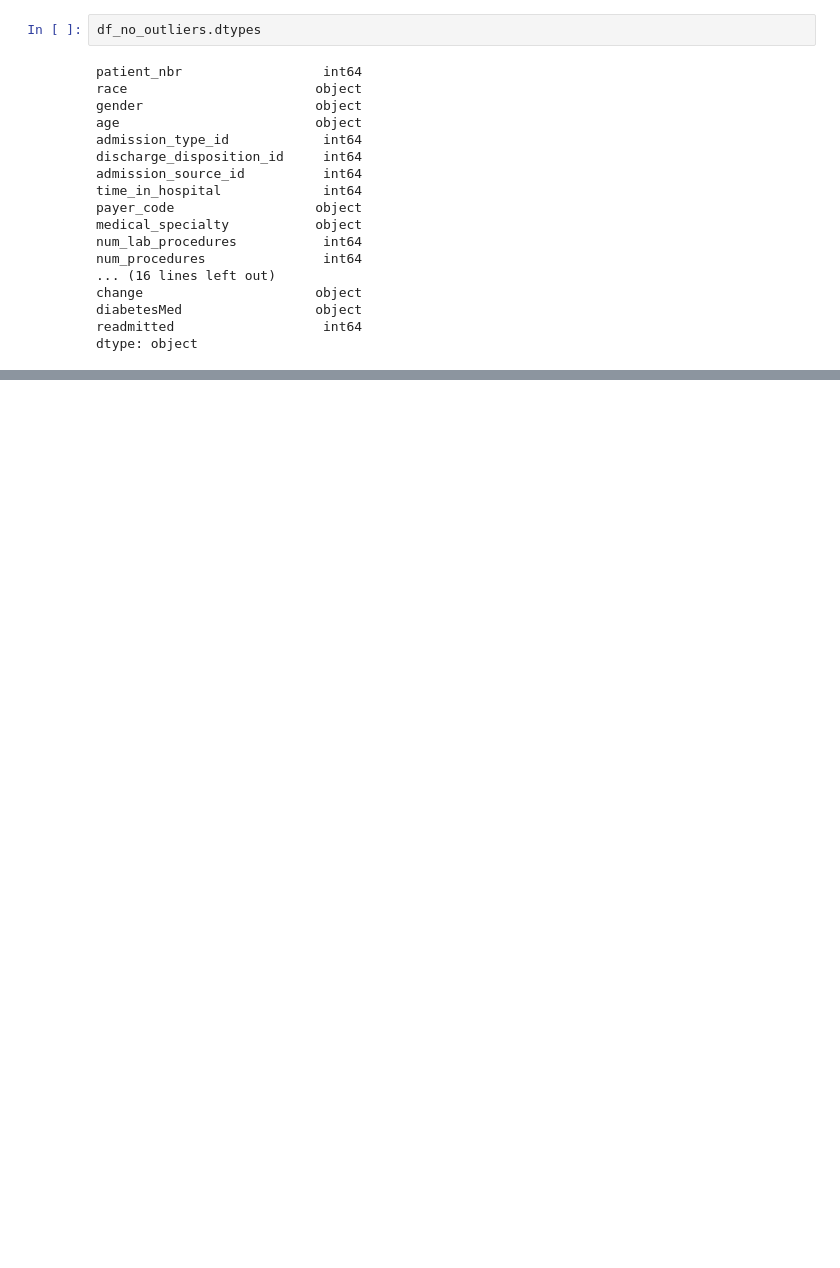
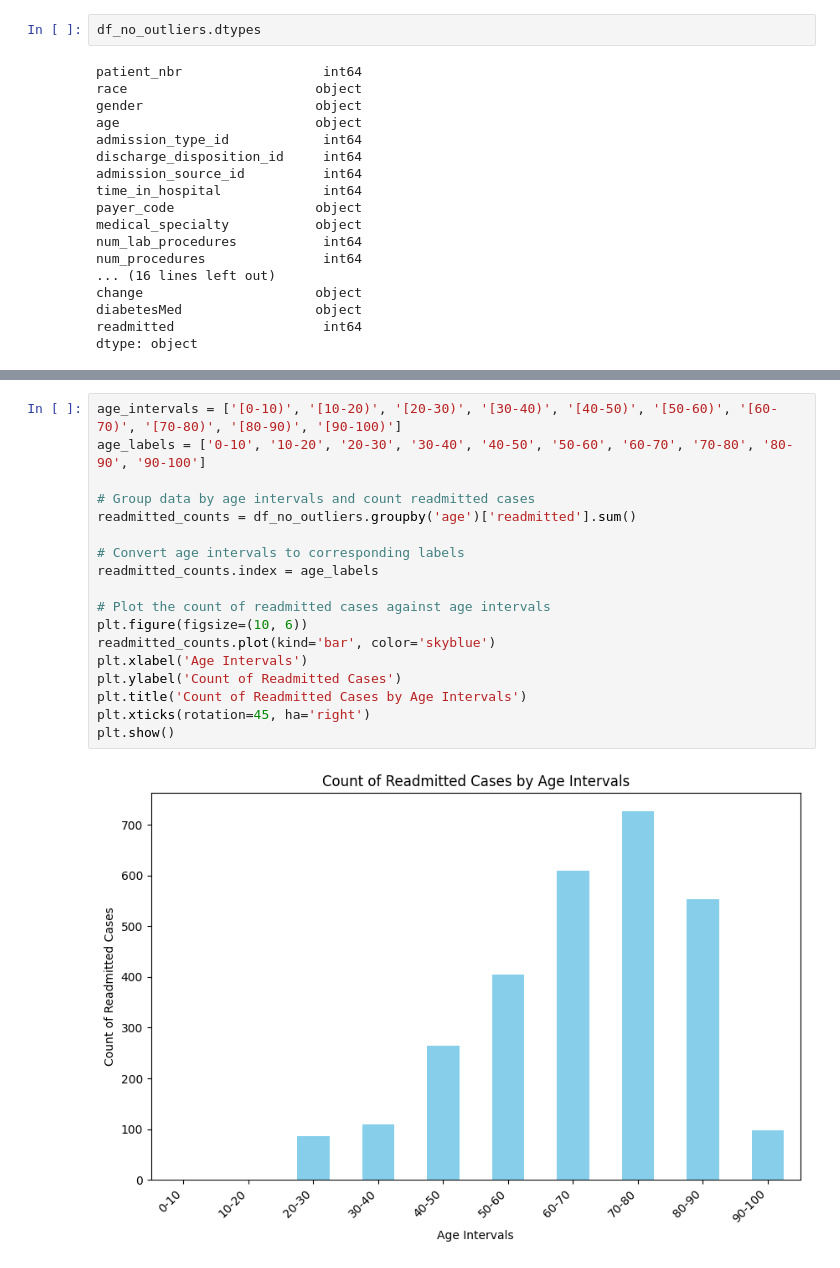
Before and after one commit to Raj-Vaghela/Patient-Readmission-Prediction-Google-Colab, a Jupyter notebook: BDPA_CW_Part_1.ipynb, the cells around one changed output, grey strips where cells are left out. Saved outputs shown, nothing was run; the diff lists cells and outputs as text; blank space fills up the shorter version.

```diff
--- a/BDPA_CW_Part_1.ipynb
+++ b/BDPA_CW_Part_1.ipynb
@@ -186,0 +205,20 @@ See the caveats in the documentation: https://pandas.pydata.org/pandas-docs/stab
+# %%
+age_intervals = ['[0-10)', '[10-20)', '[20-30)', '[30-40)', '[40-50)', '[50-60)', '[60-70)', '[70-80)', '[80-90)', '[90-100)']
+age_labels = ['0-10', '10-20', '20-30', '30-40', '40-50', '50-60', '60-70', '70-80', '80-90', '90-100']
+
+# Group data by age intervals and count readmitted cases
+readmitted_counts = df_no_outliers.groupby('age')['readmitted'].sum()
+
+# Convert age intervals to corresponding labels
+readmitted_counts.index = age_labels
+
+# Plot the count of readmitted cases against age intervals
+plt.figure(figsize=(10, 6))
+readmitted_counts.plot(kind='bar', color='skyblue')
+plt.xlabel('Age Intervals')
+plt.ylabel('Count of Readmitted Cases')
+plt.title('Count of Readmitted Cases by Age Intervals')
+plt.xticks(rotation=45, ha='right')
+plt.show()
+# %% [output]
+[figure, added]
```
Also changed, not shown: parts of 9 cells of this notebook.
